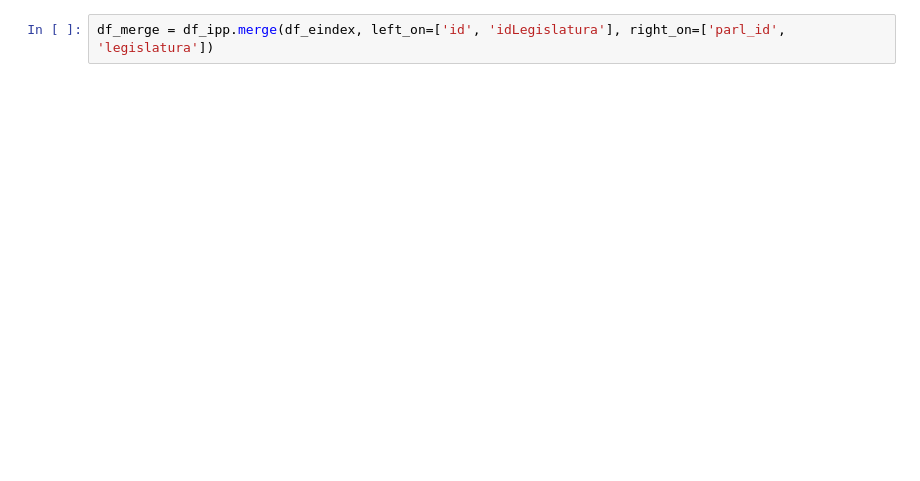
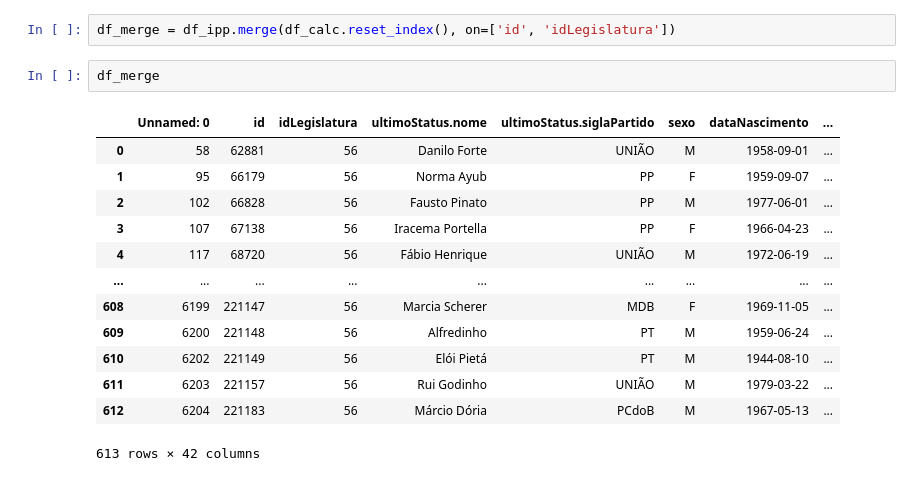
Before and after one commit to AcacioTelechi/redem-index, a Jupyter notebook: dashboard.ipynb, the cells around one changed output. Saved outputs shown, nothing was run; the diff lists cells and outputs as text; blank space fills up the shorter version.

```diff
--- a/dashboard.ipynb
+++ b/dashboard.ipynb
@@ -7,3 +46,19 @@ df_parls = pd.read_csv('./data/df_parl_detalhes.csv')
 # %%
-df_merge = df_ipp.merge(df_eindex, left_on=['id', 'idLegislatura'], right_on=['parl_id', 'legislatura'])
+df_merge = df_ipp.merge(df_calc.reset_index(), on=['id', 'idLegislatura'])
+# %%
+df_merge
+# %% [output]
+|  | Unnamed: 0 | id | idLegislatura | ultimoStatus.nome | ultimoStatus.siglaPartido | sexo | dataNascimento | ... |
+| 0 | 58 | 62881 | 56 | Danilo Forte | UNIÃO | M | 1958-09-01 | ... |
+| 1 | 95 | 66179 | 56 | Norma Ayub | PP | F | 1959-09-07 | ... |
+| 2 | 102 | 66828 | 56 | Fausto Pinato | PP | M | 1977-06-01 | ... |
+| 3 | 107 | 67138 | 56 | Iracema Portella | PP | F | 1966-04-23 | ... |
+| 4 | 117 | 68720 | 56 | Fábio Henrique | UNIÃO | M | 1972-06-19 | ... |
+| ... | ... | ... | ... | ... | ... | ... | ... | ... |
+| 608 | 6199 | 221147 | 56 | Marcia Scherer | MDB | F | 1969-11-05 | ... |
+| 609 | 6200 | 221148 | 56 | Alfredinho | PT | M | 1959-06-24 | ... |
+| 610 | 6202 | 221149 | 56 | Elói Pietá | PT | M | 1944-08-10 | ... |
+| 611 | 6203 | 221157 | 56 | Rui Godinho | UNIÃO | M | 1979-03-22 | ... |
+| 612 | 6204 | 221183 | 56 | Márcio Dória | PCdoB | M | 1967-05-13 | ... |
+613 rows × 42 columns
 # %%
```
Also changed, not shown: parts of 6 cells of this notebook.
